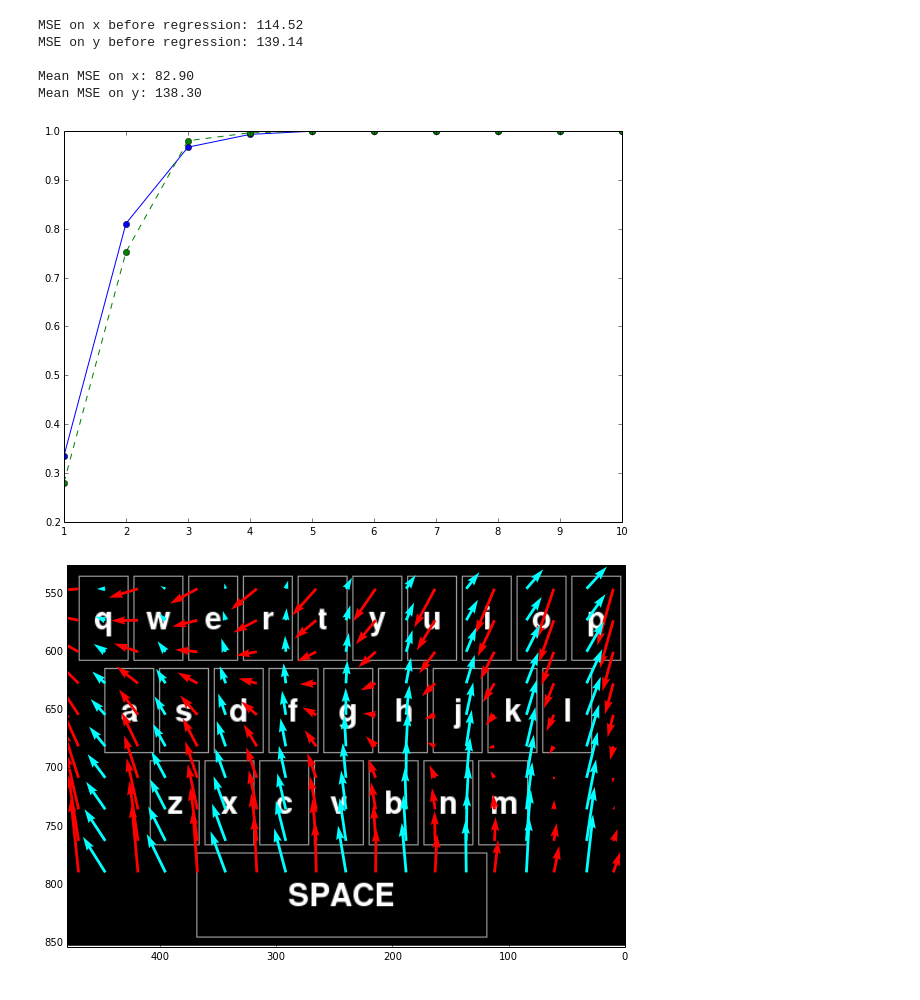
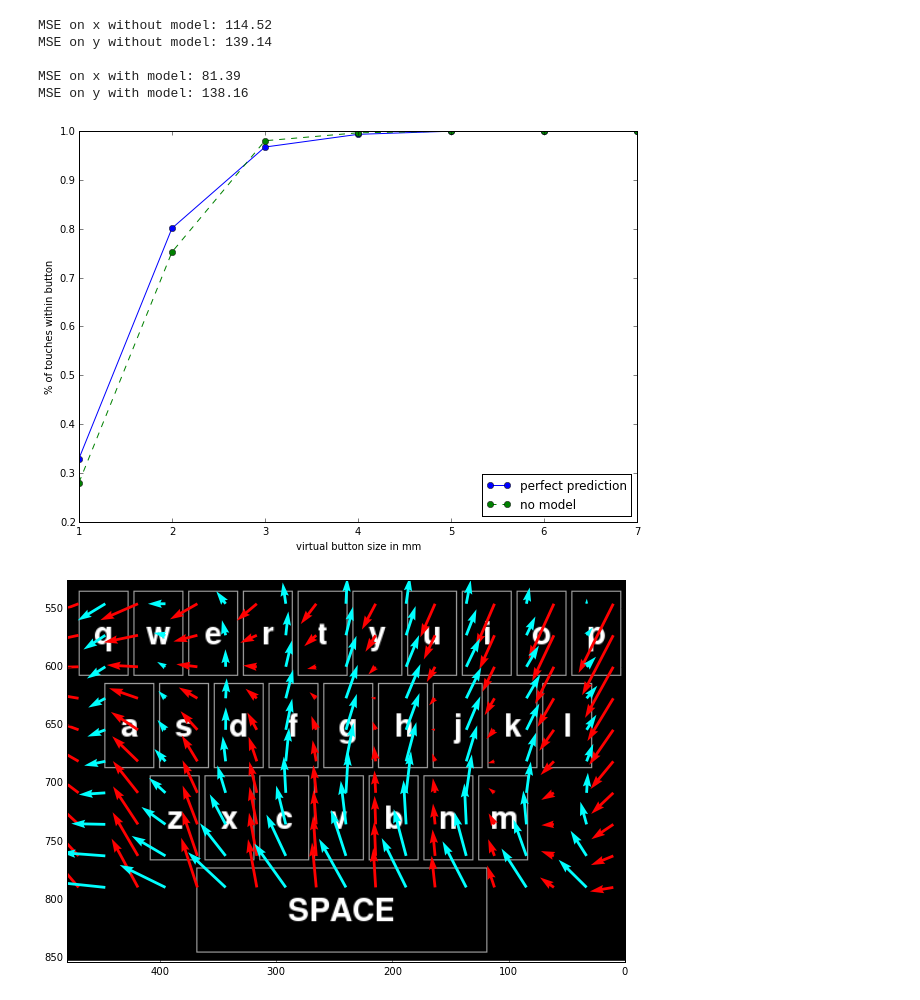
Before and after one commit to Vorte/Level5Project, a Jupyter notebook: notebooks/offsets/Perfect.ipynb, the cells around one changed output. Saved outputs shown, nothing was run; the diff lists cells and outputs as text; code cells hidden in the pictures.

Commit message:
changed regression models to use squared terms

```diff
--- a/notebooks/offsets/Perfect.ipynb
+++ b/notebooks/offsets/Perfect.ipynb
@@ -1,9 +1,8 @@
 # %%
 import numpy as np
-import dataIO, common_functions
+import dataIO
 from sklearn import cross_validation, linear_model
 reload(dataIO)
-reload(common_functions)
 
 
 def learn_offset(points, targets):
@@ -21,11 +20,11 @@ targets_y = np.array(targets_y)
 y = np.array(y)
 touch_centers = np.array(touch_centers)
 
-print("MSE on x before regression: %.2f"  % np.mean(targets_x ** 2))
-print("MSE on y before regression: %.2f"  % np.mean(targets_y ** 2))
-within_before = common_functions.circle_button_error(locations, touch_centers)
+print("MSE on x without model: %.2f"  % np.mean(targets_x ** 2))
+print("MSE on y without model: %.2f"  % np.mean(targets_y ** 2))
+within_before = dataIO.circle_button_error(locations, touch_centers)
+locations = np.concatenate((locations, locations**2),1)
 
-foldno = 1
 se_x = []
 se_y = []
 within_after = []
@@ -47,7 +46,7 @@ for train_index, test_index in kf:
         regr_x.append(learn_offset(points_train[index], t_x_train[index]))
         regr_y.append(learn_offset(points_train[index], t_y_train[index]))
 
-    new_points = []
+    new_points = np.zeros((len(points_test),2))
     for i in range(len(points_test)):
         point = points_test[i]
         thumb = y_test[i]
@@ -55,30 +54,29 @@ for train_index, test_index in kf:
         pred_x = regr_x[thumb].predict(point)
         pred_y = regr_y[thumb].predict(point)
 
-        new_points.append([point[0]+pred_x, point[1]+pred_y])
+        new_points[i][0] = point[0]+pred_x
+        new_points[i][1] = point[1]+pred_y
 
-    within_after.append(common_functions.circle_button_error(new_points, centers_test))
+    within_after.append(dataIO.circle_button_error(new_points, centers_test))
     new_points = np.array(new_points).T
     centers_test = centers_test.T
 
     se_x.append((new_points[0]-centers_test[0])**2)
     se_y.append((new_points[1]-centers_test[1])**2)
 
-    foldno +=1
-
 se_x = np.array([item for sublist in se_x for item in sublist])
 se_y = np.array([item for sublist in se_y for item in sublist])
 
 print
-print("Mean MSE on x: %.2f" % np.mean(se_x))
-print("Mean MSE on y: %.2f" % np.mean(se_y))
+print("MSE on x with model: %.2f" % np.mean(se_x))
+print("MSE on y with model: %.2f" % np.mean(se_y))
 within_after = np.mean(np.array(within_after), 0)
 # %% [output]
-MSE on x before regression: 114.52
-MSE on y before regression: 139.14
+MSE on x without model: 114.52
+MSE on y without model: 139.14
 
-Mean MSE on x: 82.90
-Mean MSE on y: 138.30
+MSE on x with model: 81.39
+MSE on y with model: 138.16
 # %%
 import matplotlib.pyplot as plt
 from sklearn import linear_model
@@ -86,50 +84,55 @@ from sklearn import linear_model
 
 fig = plt.figure(figsize=(10, 7))
 
-plt.errorbar(range(1,11), within_after, marker="o")
-plt.errorbar(range(1,11), within_before, linestyle="--", marker="o")
+plt.errorbar(range(1,8), within_after, marker="o", label = "perfect prediction")
+plt.errorbar(range(1,8), within_before, linestyle="--", marker="o", label="no model")
 
+plt.legend(loc='lower right')
+plt.xlabel('virtual button size in mm')
+plt.ylabel('% of touches within button')
 plt.show()
 # %% [output]
-[figure, old version]
+[figure, new version]
 # %%
 fig = plt.figure(figsize=(10, 7))
 
 index = np.where(y==0)[0]
 regr_l_x = learn_offset(locations[index], targets_x[index])
 regr_l_y = learn_offset(locations[index], targets_y[index])
 
 index = np.where(y==1)[0]
 regr_r_x = learn_offset(locations[index], targets_x[index])
 regr_r_y = learn_offset(locations[index], targets_y[index])
 
 im = plt.imread("../../keyboard.png")
 implot = plt.imshow(im, extent=[480, 0, 854, 526])
 
 nx, ny = (10, 10)
 y = np.linspace(10, 470, ny)
 x = np.linspace(546, 790, nx)
 xv, yv = np.meshgrid(x, y)
 xy = np.reshape(np.dstack((xv, yv)), (nx*ny, 2))
-xy_unz = zip(*xy)
+xy_t = xy.T
+points = np.concatenate((xy, xy**2),1)
 
-pred_x = regr_l_x.predict(xy)
-pred_y = regr_l_y.predict(xy)
+pred_x = regr_l_x.predict(points)
+pred_y = regr_l_y.predict(points)
 
-plt.quiver(xy_unz[1], xy_unz[0], pred_y, pred_x, color='red', width = 0.005, angles='xy')
+plt.quiver(xy_t[1], xy_t[0], pred_y, pred_x, color='red', width = 0.005, angles='xy')
 
 nx, ny = (10, 9)
 y = np.linspace(33, 447, ny)
 x = np.linspace(546, 790, nx)
 xv, yv = np.meshgrid(x, y)
 xy = np.reshape(np.dstack((xv, yv)), (nx*ny, 2))
-xy_unz = zip(*xy)
+xy_t = xy.T
+points = np.concatenate((xy, xy**2),1)
 
-pred_x = regr_r_x.predict(xy)
-pred_y = regr_r_y.predict(xy)
+pred_x = regr_r_x.predict(points)
+pred_y = regr_r_y.predict(points)
 
-plt.quiver(xy_unz[1], xy_unz[0], pred_y, pred_x, color='cyan', width = 0.005, angles='xy')
+plt.quiver(xy_t[1], xy_t[0], pred_y, pred_x, color='cyan', width = 0.005, angles='xy')
 
 plt.show()
 # %% [output]
-[figure, old version]
+[figure, new version]
```
Also changed, not shown: 14 other files.
